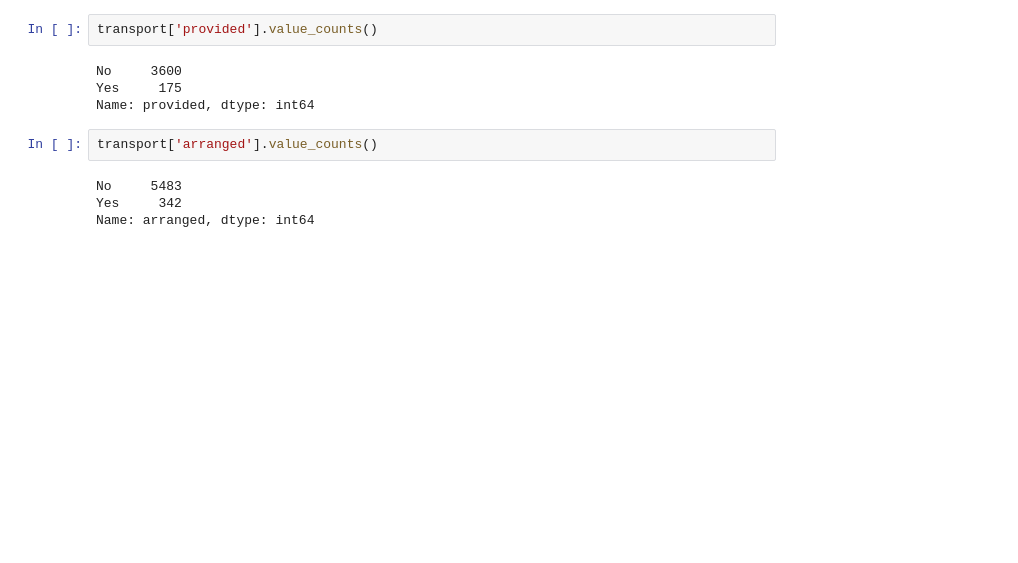
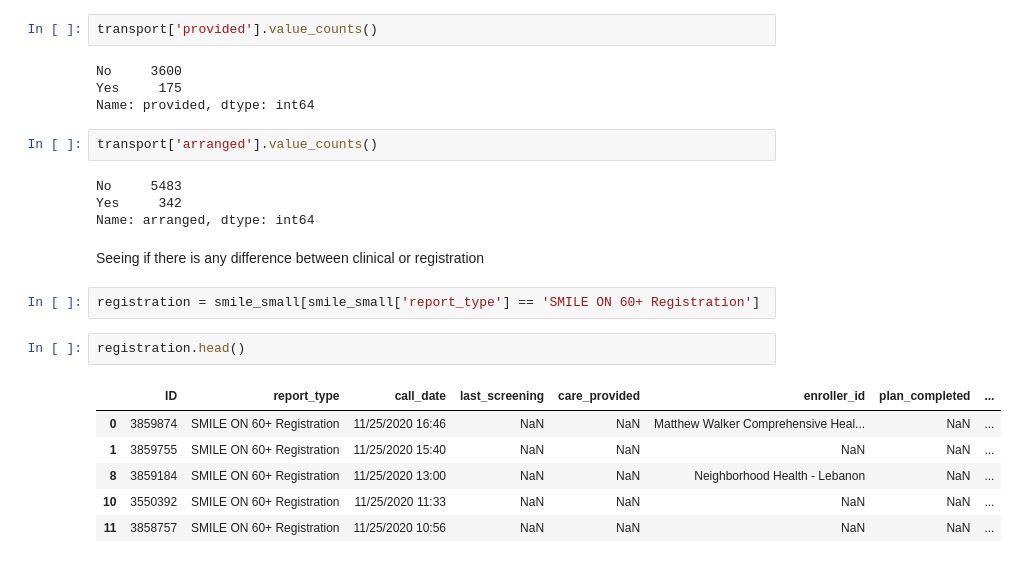
Before and after one commit to bsfcs/smile-on-hulk, a Jupyter notebook: notebooks/EDA.ipynb, the cells around one changed output. Saved outputs shown, nothing was run; the diff lists cells and outputs as text; blank space fills up the shorter version.

```diff
--- a/notebooks/EDA.ipynb
+++ b/notebooks/EDA.ipynb
@@ -293,3 +298,16 @@ transport['arranged'].value_counts()
 No     5483
 Yes     342
 Name: arranged, dtype: int64
+# %% [markdown]
+Seeing if there is any difference between clinical or registration
+# %%
+registration = smile_small[smile_small['report_type'] == 'SMILE ON 60+ Registration']
+# %%
+registration.head()
+# %% [output]
+|  | ID | report_type | call_date | last_screening | care_provided | enroller_id | plan_completed | ... |
+| 0 | 3859874 | SMILE ON 60+ Registration | 11/25/2020 16:46 | NaN | NaN | Matthew Walker Comprehensive Heal... | NaN | ... |
+| 1 | 3859755 | SMILE ON 60+ Registration | 11/25/2020 15:40 | NaN | NaN | NaN | NaN | ... |
+| 8 | 3859184 | SMILE ON 60+ Registration | 11/25/2020 13:00 | NaN | NaN | Neighborhood Health - Lebanon | NaN | ... |
+| 10 | 3550392 | SMILE ON 60+ Registration | 11/25/2020 11:33 | NaN | NaN | NaN | NaN | ... |
+| 11 | 3858757 | SMILE ON 60+ Registration | 11/25/2020 10:56 | NaN | NaN | NaN | NaN | ... |
```
Also changed, not shown: parts of 12 cells of this notebook, 1 other file.
